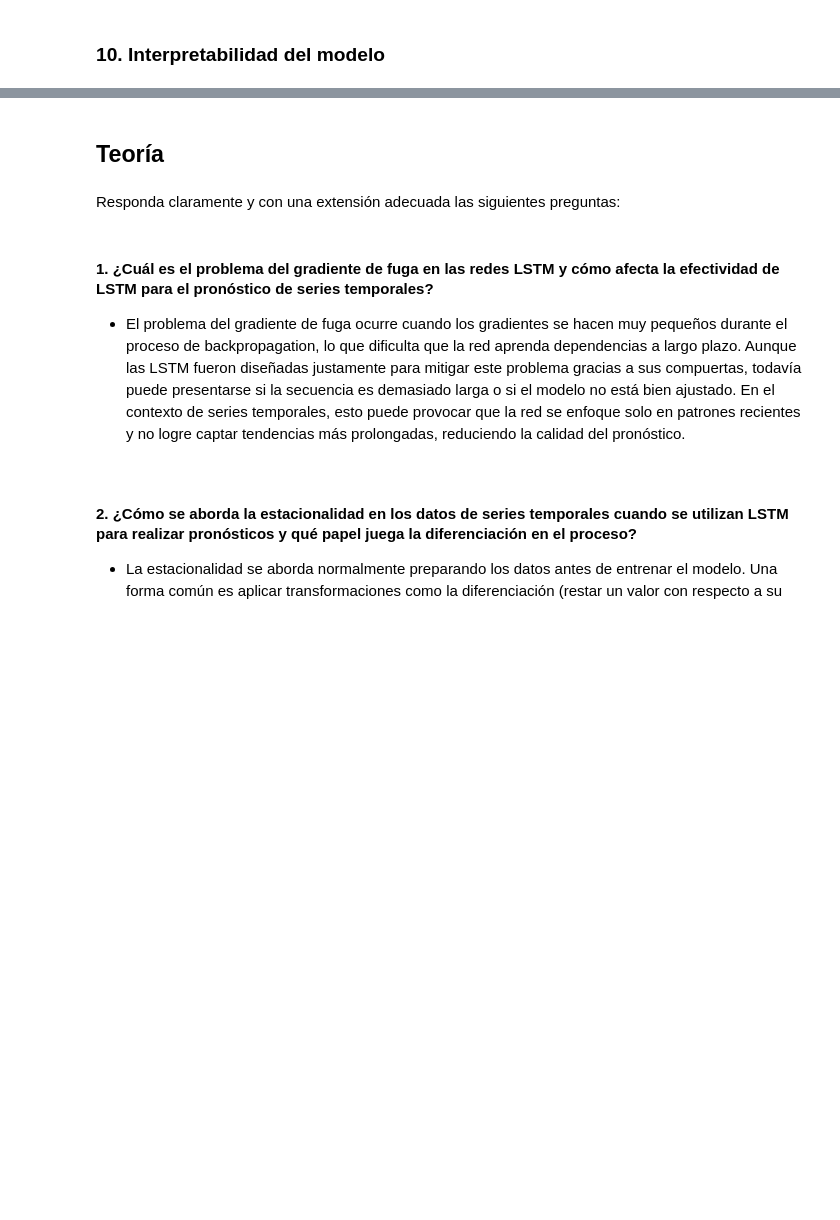
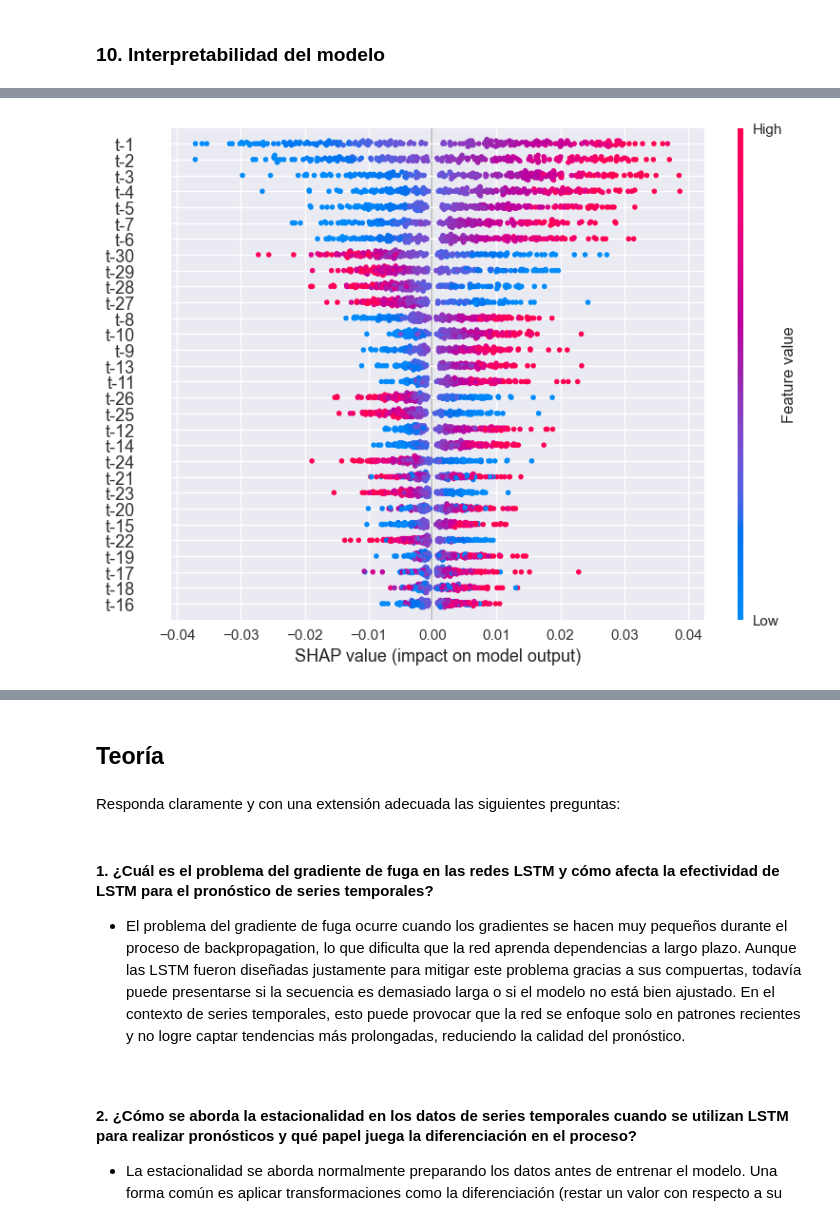
Before and after one commit to FabianKel/DL-LAB8, a Jupyter notebook: main.ipynb, the cells around one changed output, grey strips where cells are left out. Saved outputs shown, nothing was run; the diff lists cells and outputs as text; code cells hidden in the pictures; blank space fills up the shorter version.

```diff
--- a/main.ipynb
+++ b/main.ipynb
@@ -777,0 +962,10 @@ En general, esto indica que, si se aplicaran valores SHAP, los factores con mayo
+# %%
+# Beeswarm
+shap.summary_plot(
+    sv_lag, X_lag,
+    feature_names=lag_names,
+    max_display=sv_lag.shape[1],
+    plot_size=(8,6)
+)
+# %% [output]
+[figure, added]
```
Also changed, not shown: parts of 19 cells of this notebook.
